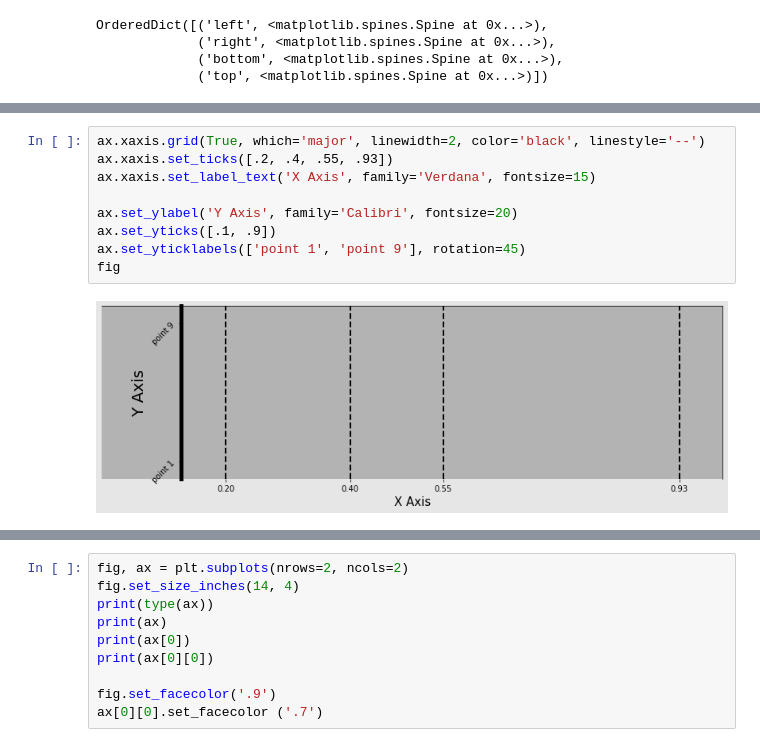
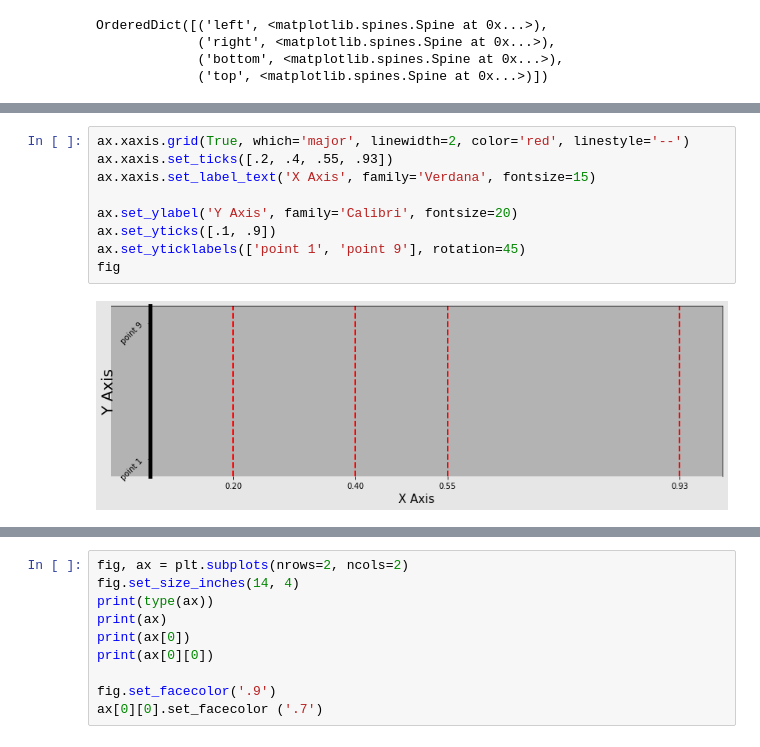
Before and after one commit to son50git/PKT_004_Visualizaiton_PY_MTL, a Jupyter notebook: PKT_004_Rework_01.ipynb, the cells around one changed output, grey strips where cells are left out. Cells and saved outputs as stored; diff of their text form.

```diff
--- a/PKT_004_Rework_01.ipynb
+++ b/PKT_004_Rework_01.ipynb
@@ -179,11 +194,11 @@ fig
 # %%
-ax.xaxis.grid(True, which='major', linewidth=2, color='black', linestyle='--')
+ax.xaxis.grid(True, which='major', linewidth=2, color='red', linestyle='--')
 ax.xaxis.set_ticks([.2, .4, .55, .93])
 ax.xaxis.set_label_text('X Axis', family='Verdana', fontsize=15)
 
 ax.set_ylabel('Y Axis', family='Calibri', fontsize=20)
 ax.set_yticks([.1, .9])
 ax.set_yticklabels(['point 1', 'point 9'], rotation=45)
 fig
 # %% [output]
-[figure, old version]
+[figure, new version]
```
Also changed, not shown: parts of 5 cells of this notebook.
